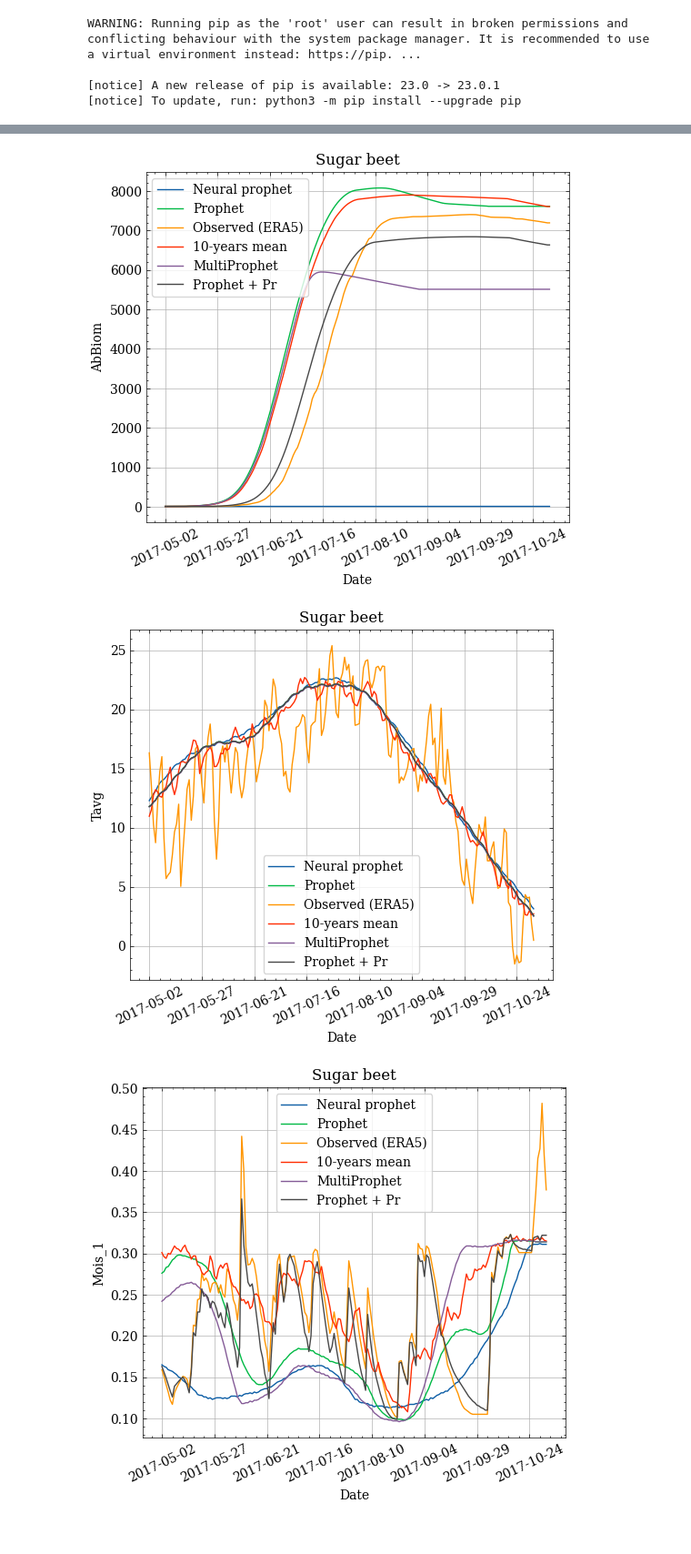
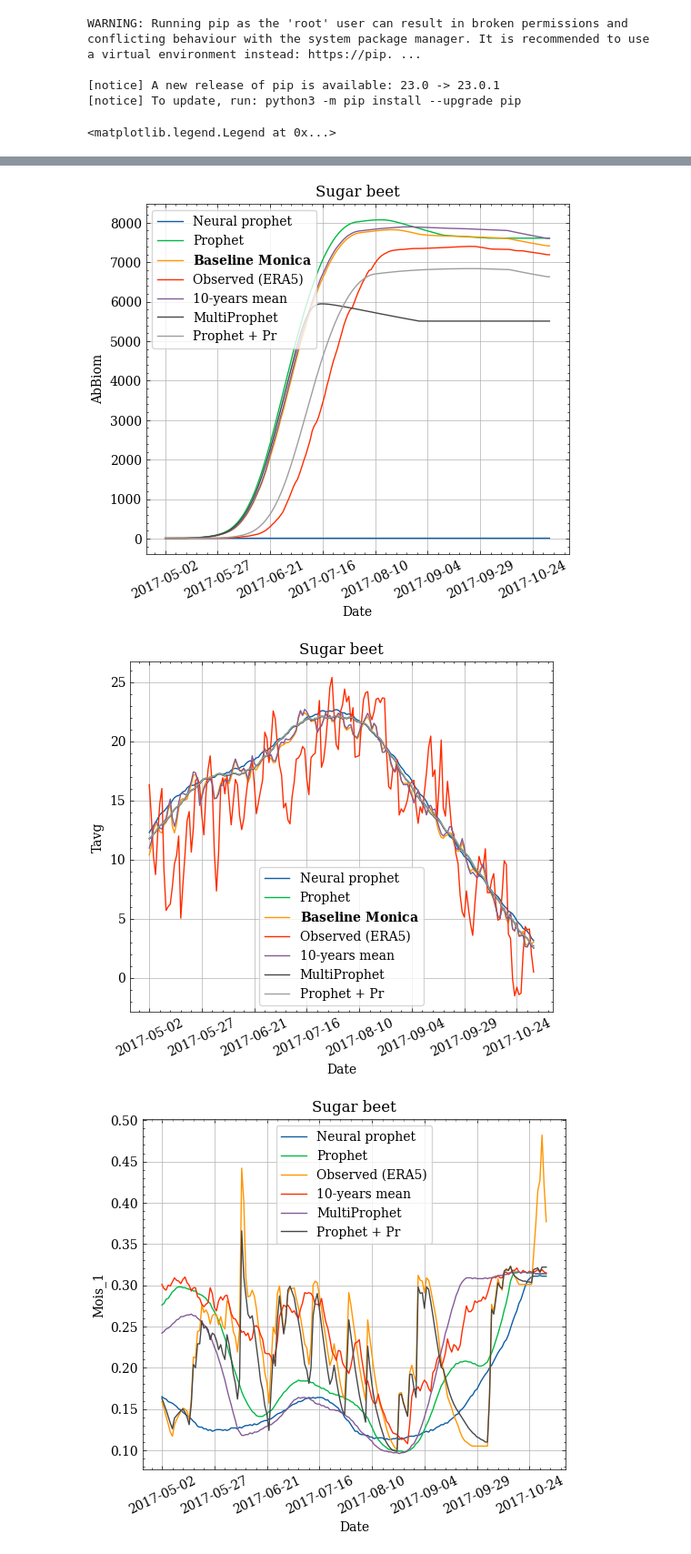
Before and after one commit to mishagrol/CS_MSU, a Jupyter notebook: Course Work/notebooks/MONICA.ipynb, the cells around one changed output, grey strips where cells are left out. Shown at 91% size. Cells and saved outputs as stored; diff of their text form; code cells hidden in the pictures.

```diff
--- a/Course Work/notebooks/MONICA.ipynb
+++ b/Course Work/notebooks/MONICA.ipynb
@@ -86,6 +86,10 @@ df_prophet, t_p, w_p = run_monica(climate_fname='../monica/prediction_monica.csv
 
 df_prophet_real, t_p_real, w_p_real = run_monica(climate_fname='../monica/prediction_monica.csv',
                                        kind='prophet_real_pr', use_real_precip=True)
+
+
+df_baseline_monica, t_p_baseline, w_p_baseline = run_monica(climate_fname='../monica/baseline_monica.csv',
+                                       kind='baseline_monica')
 
 
 df_neural_prophet, t_np, w_np = run_monica(climate_fname='../monica/np_monica.csv',
@@ -126,6 +132,12 @@ sb_era5 = df_reanalysis.loc[mask]
 
 mask = df_neural_prophet['Crop']=='sugar beet/'
 sb_np = df_neural_prophet.loc[mask]
+
+
+mask = df_baseline_monica['Crop']=='sugar beet/'
+sb_baseline = df_baseline_monica.loc[mask]
+
+
 
 mask = df_prophet['Crop']=='sugar beet/'
 sb_n = df_prophet.loc[mask]
@@ -141,11 +153,12 @@ mask = df_prophet_real['Crop']=='sugar beet/'
 sb_pr = df_prophet_real.loc[mask]
 # %%
 var = 'Height'
-sb_np.set_index('Date')[var].plot(label='Neural prophet')
+# sb_np.set_index('Date')[var].plot(label='Neural prophet')
 sb_n.set_index('Date')[var].plot(label='Prophet')
 sb_era5.set_index('Date')[var].plot(label='True')
+sb_baseline.set_index('Date')[var].plot(label='Baseline Monica')
 sb_m.set_index('Date')[var].plot(label='Mean')
-sb_mp.set_index('Date')[var].plot(label='Multi')
+# sb_mp.set_index('Date')[var].plot(label='Multi')
 sb_pr.set_index('Date')[var].plot(label='Prophet + Pr')
 plt.ylabel(var)
 plt.legend()
@@ -156,7 +169,7 @@ plt.grid()
 # %%
 var = 'Tavg'
 sb_np.set_index('Date')[var].plot(label='Neural Prophet')
-# sb_era5.set_index('Date')[var].plot(label='ERA5')
+sb_baseline.set_index('Date')[var].plot(label='Baseline MONICA')
 sb_n.set_index('Date')[var].plot(label='Prophet')
 sb_m.set_index('Date')[var].plot(label='Mean')
 sb_mp.set_index('Date')[var].plot(label='MultiProphet')
@@ -179,18 +192,25 @@ WARNING: Running pip as the 'root' user can result in broken permissions and con
 import scienceplots
 # %%
 plt.style.use(['science', 'no-latex'])
+# %%
+ax.legend()
+# %% [output]
+<matplotlib.legend.Legend at 0x...>
 # %%
 variables = ['Yield', 'Mois_1', 'SOC_1', 'AbBiom', 'Tavg']
 for var in variables:
     fig, ax = plt.subplots(1,1,figsize = (6,5))
     sb_np.set_index('Date')[var].plot(label='Neural prophet', ax=ax)
     sb_n.set_index('Date')[var].plot(label='Prophet', ax=ax)
+    sb_baseline.set_index('Date')[var].plot(label="$\\bf{Baseline\  Monica}$", ax=ax)
     sb_era5.set_index('Date')[var].plot(label='Observed (ERA5)', ax=ax)
-    sb_m.set_index('Date')[var].plot(label='10-years mean', ax=ax)
+    sb_m.set_index('Date')[var].plot(label='10-years mean', ax=ax, )
     sb_mp.set_index('Date')[var].plot(label='MultiProphet', ax=ax)
     sb_pr.set_index('Date')[var].plot(label='Prophet + Pr',ax=ax)
     plt.ylabel(var)
     ax.legend(frameon=True)
+#     ax.legend(loc='upper center', bbox_to_anchor=(0.5, 1.15),
+#           ncol=3, fancybox=True, shadow=True, frameon=True)
     ax.set_title('Sugar beet')
     plt.xticks(rotation=25)
     plt.grid()
@@ -202,5 +222,5 @@ for var in variables:
-[figure, old version]
+[figure, new version]
-[figure, old version]
+[figure, new version]
 # %%
 
 
```
Also changed, not shown: parts of 8 cells of this notebook, 2 other files.
